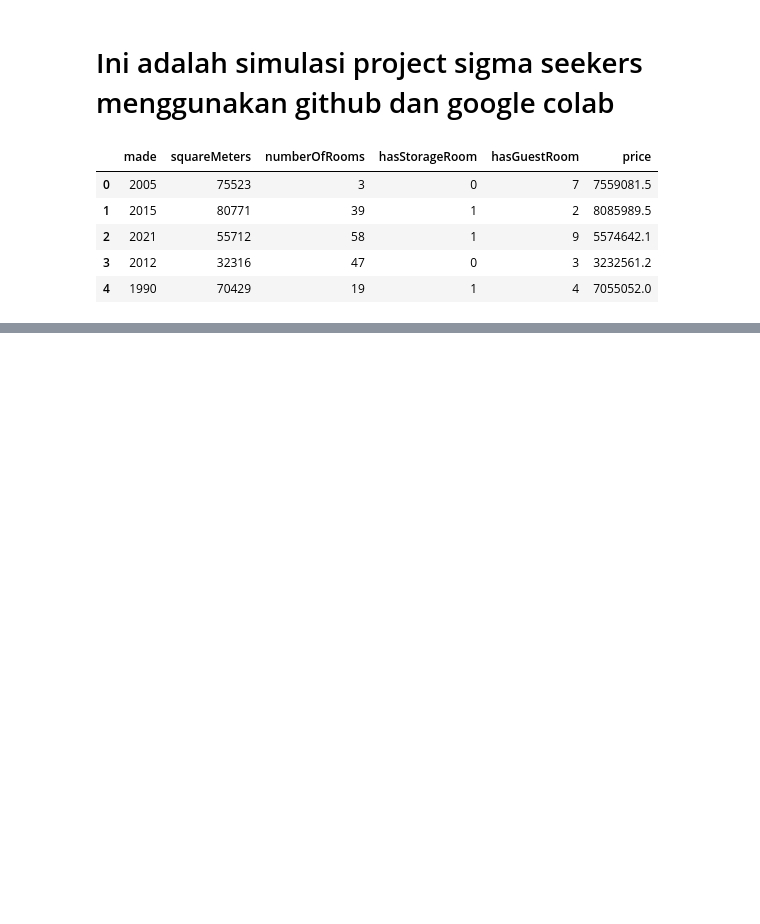
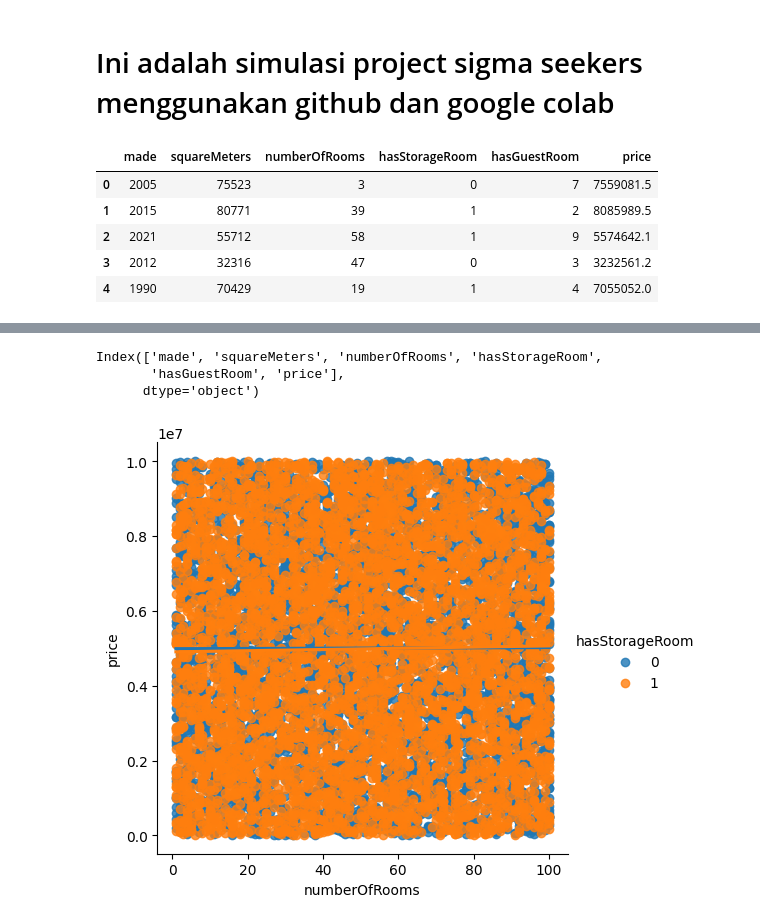
Before and after one commit to fbrainlytcs/digital-skola, a Jupyter notebook: DS50_Sigma_seekers_Final_project.ipynb, the cells around one changed output, grey strips where cells are left out. Drawn from its saved outputs; the diff is of its cells as text; code cells hidden in the pictures; blank space fills up the shorter version.

```diff
--- a/DS50_Sigma_seekers_Final_project.ipynb
+++ b/DS50_Sigma_seekers_Final_project.ipynb
@@ -19,0 +48,11 @@ dataset.head()
+# %%
+dataset.columns
+# %% [output]
+Index(['made', 'squareMeters', 'numberOfRooms', 'hasStorageRoom',
+       'hasGuestRoom', 'price'],
+      dtype='object')
+# %%
+# Plot Korelasi antara kolom squareMeters dengan Price
+ax = sns.lmplot(x = 'numberOfRooms', y = 'price', hue = 'hasStorageRoom', data = dataset)
+# %% [output]
+[figure, added]
```
Also changed, not shown: parts of 2 cells of this notebook.
